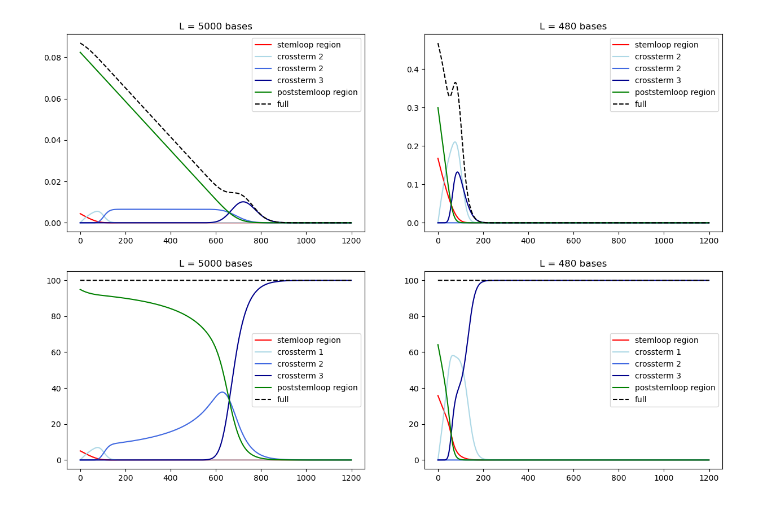
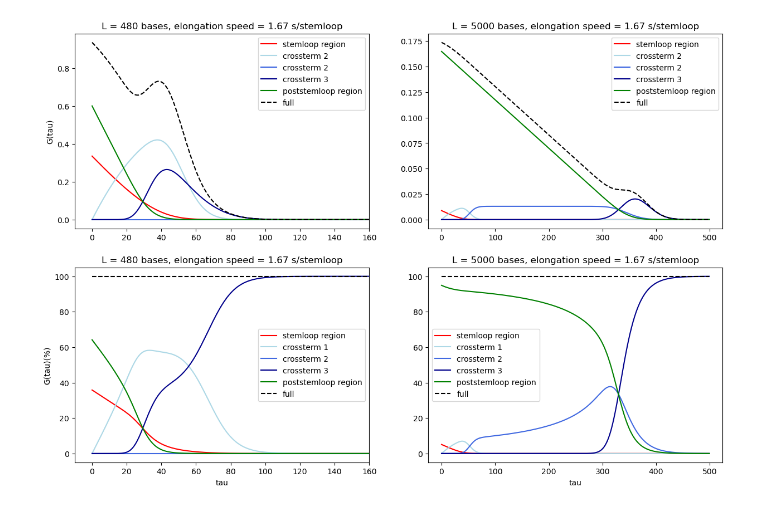
Before and after one commit to sophietheis/KineticAnalysis, a Jupyter notebook: notebook/FullEquation_table.ipynb, the cells around one changed output. Cells and saved outputs as stored; diff of their text form; code cells hidden in the pictures.

```diff
--- a/notebook/FullEquation_table.ipynb
+++ b/notebook/FullEquation_table.ipynb
@@ -363,23 +417,23 @@ from decimal import Decimal
 N = 32
 #stem loop size
 s = 24
-k = 0.3
+k = 0.6
 c = 0.015
 
-tau = np.arange(0, np.int64(1200))
+tau = np.arange(0, np.int64(500))
 
 fig, axes = plt.subplots(ncols=2, nrows=2, sharey =False)
 
 
 i=0
-for L in [5000,480]:
+for L in [480, 5000]:
 
     M = L/s
 
     denominator= (c/k)**2*((N*(N+1))/2 + N*M)**2
 
-    k = np.float128(0.3)
-    c = np.float128(0.015)
+    k = np.float128(k)
+    c = np.float128(c)
 
     part1 = c/k*np.exp(-k*tau) * sum((N-n)*(N-n+1)*(((2*N)+n+1)/6)*(((k*tau)**n)/np.float128(factorial(n))) for n in range (0, int(N))) /denominator
 
@@ -388,37 +442,47 @@ for L in [5000,480]:
     part4 = c/k*np.exp(-k*tau) * N * sum(n *( (1+n)/2) * (((k*tau)**(M+N-n))/(np.float128(factorial(int(M+N-n))))) for n in range (1, int(N))) /denominator
 
     part5 = c/k*np.exp(-k*tau) * (N**2) * sum((M-n)*(((k*tau)**n)/(np.float128(factorial(int(n))))) for n in range (0, int(M))) /denominator
 
     axes[0,i].plot(tau, part1, label="stemloop region", color="red")
 
     axes[0,i].plot(tau, part2, label="crossterm 2", color="lightblue")
     axes[0,i].plot(tau, part3, label="crossterm 2",  color="royalblue")
     axes[0,i].plot(tau, part4, label="crossterm 3",  color="darkblue")
     axes[0,i].plot(tau, part5, label="poststemloop region", color="green")
 
     axes[0,i].plot(tau, part1+part2+part3+part4+part5, '--', label="full", color="black")
-
-    axes[0,i].set_title("L = " + str(L)+ " bases")
+    axes[0,i].set_title("L = " + str(L)+ " bases, elongation speed = " + str(np.round(1/k,2))+" s/stemloop")
     axes[0,i].legend()
 
 
     # percentage
     axes[1,i].plot(tau, part1*100/(part1+part2+part3+part4+part5), label="stemloop region", color="red")
     axes[1,i].plot(tau, part2*100/(part1+part2+part3+part4+part5), label="crossterm 1", color="lightblue")
     axes[1,i].plot(tau, part3*100/(part1+part2+part3+part4+part5), label="crossterm 2",  color="royalblue")
     axes[1,i].plot(tau, part4*100/(part1+part2+part3+part4+part5), label="crossterm 3",  color="darkblue")
     axes[1,i].plot(tau, part5*100/(part1+part2+part3+part4+part5), label="poststemloop region", color="green")
 
     axes[1,i].plot(tau, (part1+part2+part3+part4+part5)*100/(part1+part2+part3+part4+part5), '--', label="full", color="black")
 
-    axes[1,i].set_title("L = " + str(L)+ " bases")
+    axes[1,i].set_title("L = " + str(L)+ " bases, elongation speed = " + str(np.round(1/k,2))+" s/stemloop")
     axes[1,i].legend()
 
     i+=1
 
+axes[1,0].set_xlabel("tau")
+axes[1,1].set_xlabel("tau")
+axes[0,0].set_ylabel("G(tau)")
+axes[1,0].set_ylabel("G(tau)(%)")
+
+axes[0,0].set_xlim(-10,160)
+axes[1,0].set_xlim(-10,160)
+
+# axes[0,1].set_xlim(0,1000)
+# axes[1,1].set_xlim(0,1000)
+
 fig.set_size_inches(15,10)
 # %% [output]
-[figure, old version]
+[figure, new version]
 # %%
 # estimation de la contribution de la part 1 and 5 for different ratio de prot/stemloop
 
```
Also changed, not shown: parts of 15 cells of this notebook, 3 other files.
